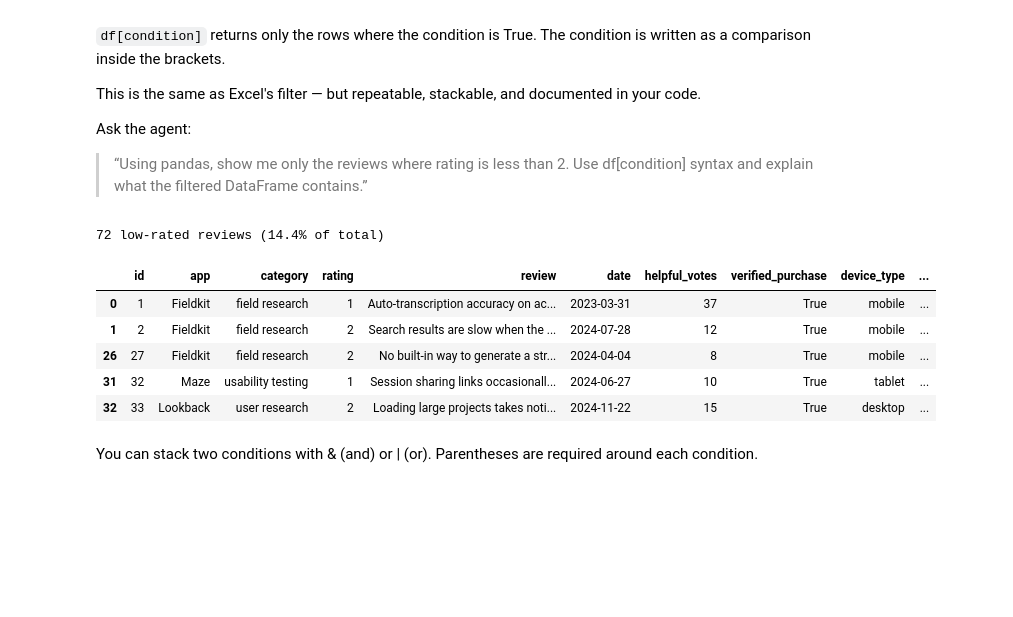
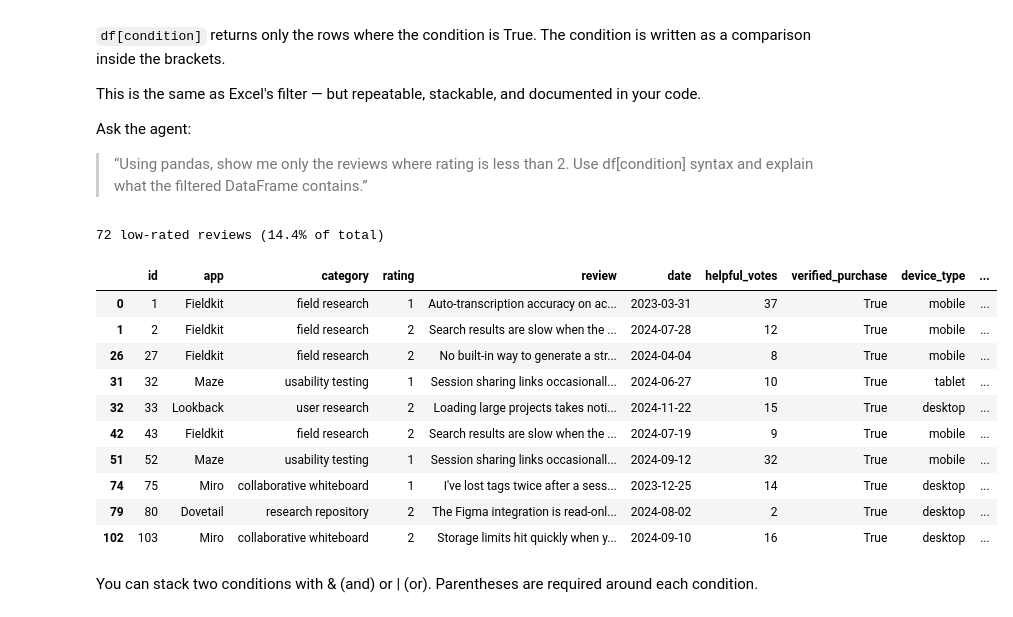
Before and after one commit to berrycheesecake99/HCDE-530-Repository, a Jupyter notebook: Week 5/week5_pandas_demo.ipynb, the cells around one changed output. Cells and saved outputs as stored; diff of their text form; code cells hidden in the pictures; blank space fills up the shorter version.

```diff
--- a/Week 5/week5_pandas_demo.ipynb
+++ b/Week 5/week5_pandas_demo.ipynb
@@ -257,17 +353,22 @@ Ask the agent:
 # %%
 # Reviews with a rating of 2 or below
 low_rated = df[df['rating'] <= 2]
 
 print(f"{len(low_rated):,} low-rated reviews ({len(low_rated)/len(df):.1%} of total)")
-low_rated.head()
+low_rated.head(10)
 # %% [output]
 72 low-rated reviews (14.4% of total)
 |  | id | app | category | rating | review | date | helpful_votes | verified_purchase | device_type | ... |
 | 0 | 1 | Fieldkit | field research | 1 | Auto-transcription accuracy on ac... | 2023-03-31 | 37 | True | mobile | ... |
 | 1 | 2 | Fieldkit | field research | 2 | Search results are slow when the ... | 2024-07-28 | 12 | True | mobile | ... |
 | 26 | 27 | Fieldkit | field research | 2 | No built-in way to generate a str... | 2024-04-04 | 8 | True | mobile | ... |
 | 31 | 32 | Maze | usability testing | 1 | Session sharing links occasionall... | 2024-06-27 | 10 | True | tablet | ... |
 | 32 | 33 | Lookback | user research | 2 | Loading large projects takes noti... | 2024-11-22 | 15 | True | desktop | ... |
+| 42 | 43 | Fieldkit | field research | 2 | Search results are slow when the ... | 2024-07-19 | 9 | True | mobile | ... |
+| 51 | 52 | Maze | usability testing | 1 | Session sharing links occasionall... | 2024-09-12 | 32 | True | mobile | ... |
+| 74 | 75 | Miro | collaborative whiteboard | 1 | I've lost tags twice after a sess... | 2023-12-25 | 14 | True | desktop | ... |
+| 79 | 80 | Dovetail | research repository | 2 | The Figma integration is read-onl... | 2024-08-02 | 2 | True | desktop | ... |
+| 102 | 103 | Miro | collaborative whiteboard | 2 | Storage limits hit quickly when y... | 2024-09-10 | 16 | True | desktop | ... |
 # %% [markdown]
 You can stack two conditions with & (and) or | (or). Parentheses are required around each condition.
 # %%
```
Also changed, not shown: parts of 3 cells of this notebook, 16 other files.
